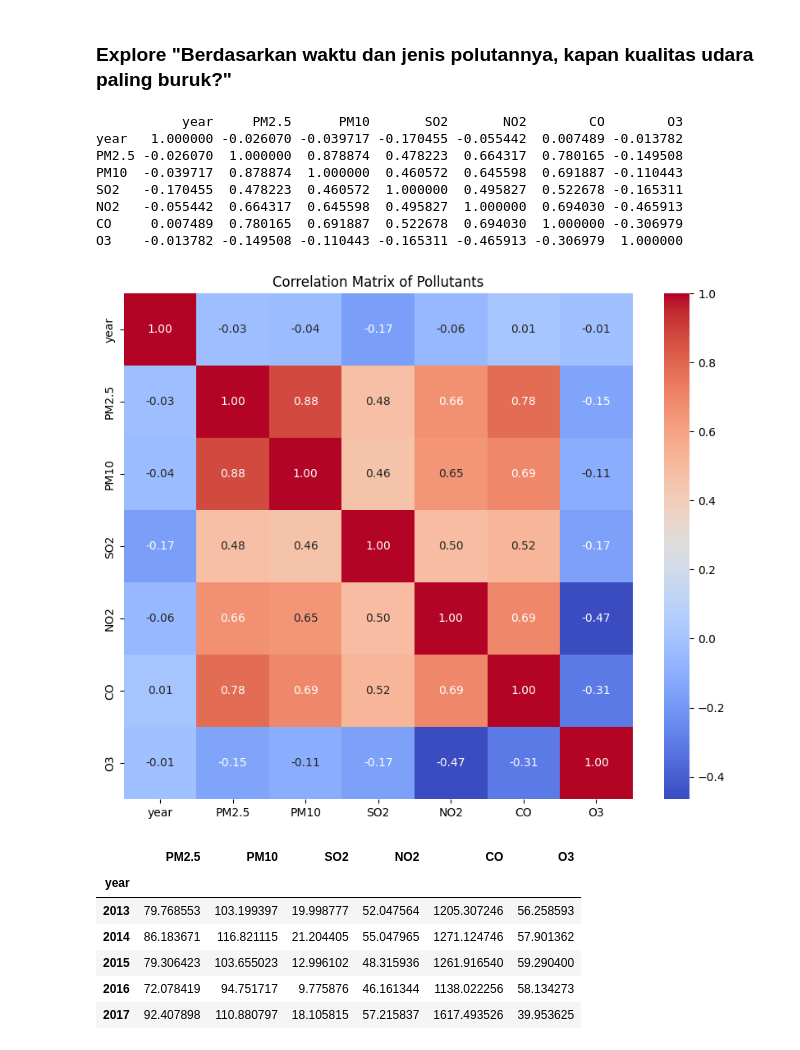
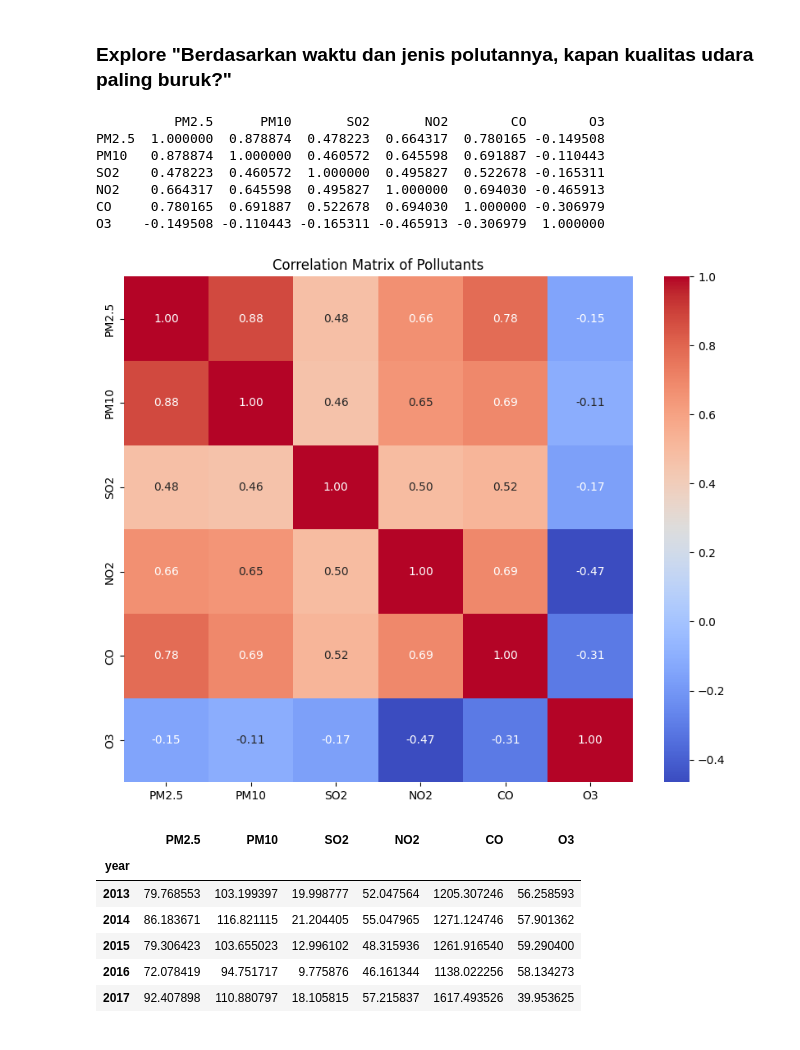
Before and after one commit to Aikonbyu/AirQualityDataAnalysis, a Jupyter notebook: Proyek_Analisis_Data.ipynb, the cells around one changed output. Drawn from its saved outputs; the diff is of its cells as text; code cells hidden in the pictures.

Commit message:
Analisis Data

```diff
--- a/Proyek_Analisis_Data.ipynb
+++ b/Proyek_Analisis_Data.ipynb
@@ -929,29 +931,29 @@ memory usage: 38.5+ MB
 # %% [markdown]
 ### Explore "Berdasarkan waktu dan jenis polutannya, kapan kualitas udara paling buruk?"
 # %%
-test_df = data_df.drop(columns=["month", "day", "hour", "station"])
+# Mengambil data polutan
+correlation_df = data_df.drop(columns=["year", "month", "day", "hour", "station"])
 # %%
 # Menghitung matriks korelasi
-correlation = test_df.corr()
+correlation = correlation_df.corr()
 
 # Menampilkan matriks korelasi
 print(correlation)
 
 # Visualisasi matriks korelasi dengan heatmap
 plt.figure(figsize=(10, 8))
 sns.heatmap(correlation, annot=True, cmap="coolwarm", fmt='.2f')
 plt.title("Correlation Matrix of Pollutants")
 plt.show()
 # %% [output]
-           year     PM2.5      PM10       SO2       NO2        CO        O3
-year   1.000000 -0.026070 -0.039717 -0.170455 -0.055442  0.007489 -0.013782
-PM2.5 -0.026070  1.000000  0.878874  0.478223  0.664317  0.780165 -0.149508
-PM10  -0.039717  0.878874  1.000000  0.460572  0.645598  0.691887 -0.110443
-SO2   -0.170455  0.478223  0.460572  1.000000  0.495827  0.522678 -0.165311
-NO2   -0.055442  0.664317  0.645598  0.495827  1.000000  0.694030 -0.465913
-CO     0.007489  0.780165  0.691887  0.522678  0.694030  1.000000 -0.306979
-O3    -0.013782 -0.149508 -0.110443 -0.165311 -0.465913 -0.306979  1.000000
+          PM2.5      PM10       SO2       NO2        CO        O3
+PM2.5  1.000000  0.878874  0.478223  0.664317  0.780165 -0.149508
+PM10   0.878874  1.000000  0.460572  0.645598  0.691887 -0.110443
+SO2    0.478223  0.460572  1.000000  0.495827  0.522678 -0.165311
+NO2    0.664317  0.645598  0.495827  1.000000  0.694030 -0.465913
+CO     0.780165  0.691887  0.522678  0.694030  1.000000 -0.306979
+O3    -0.149508 -0.110443 -0.165311 -0.465913 -0.306979  1.000000
-[figure, old version]
+[figure, new version]
 # %%
 air_quality_year = data_df.groupby("year").agg({"PM2.5": "mean", "PM10": "mean", "SO2": "mean", "NO2": "mean", "CO": "mean", "O3": "mean"})
 air_quality_year
```
Also changed, not shown: parts of 26 cells of this notebook, 1 other file.
